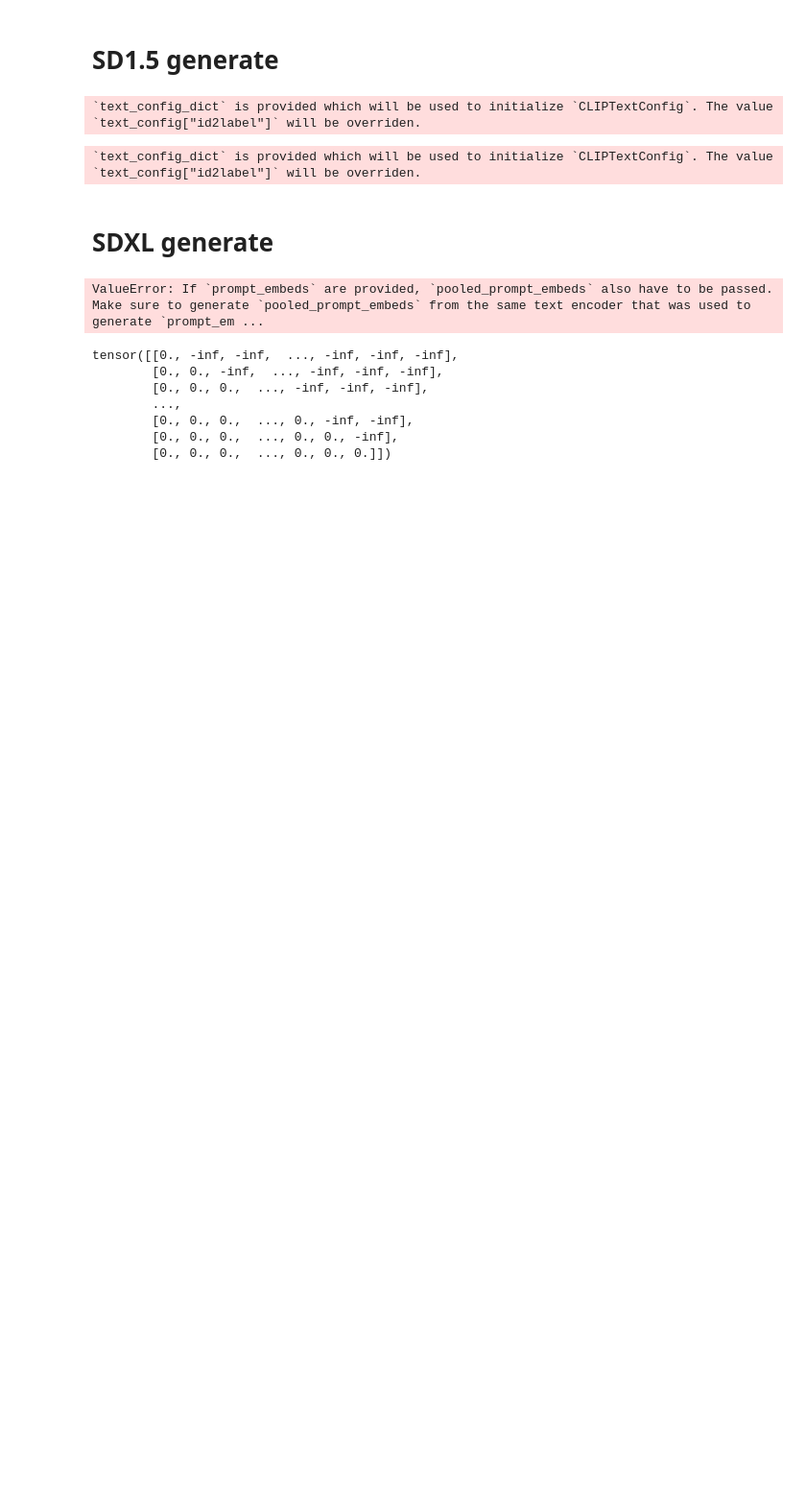
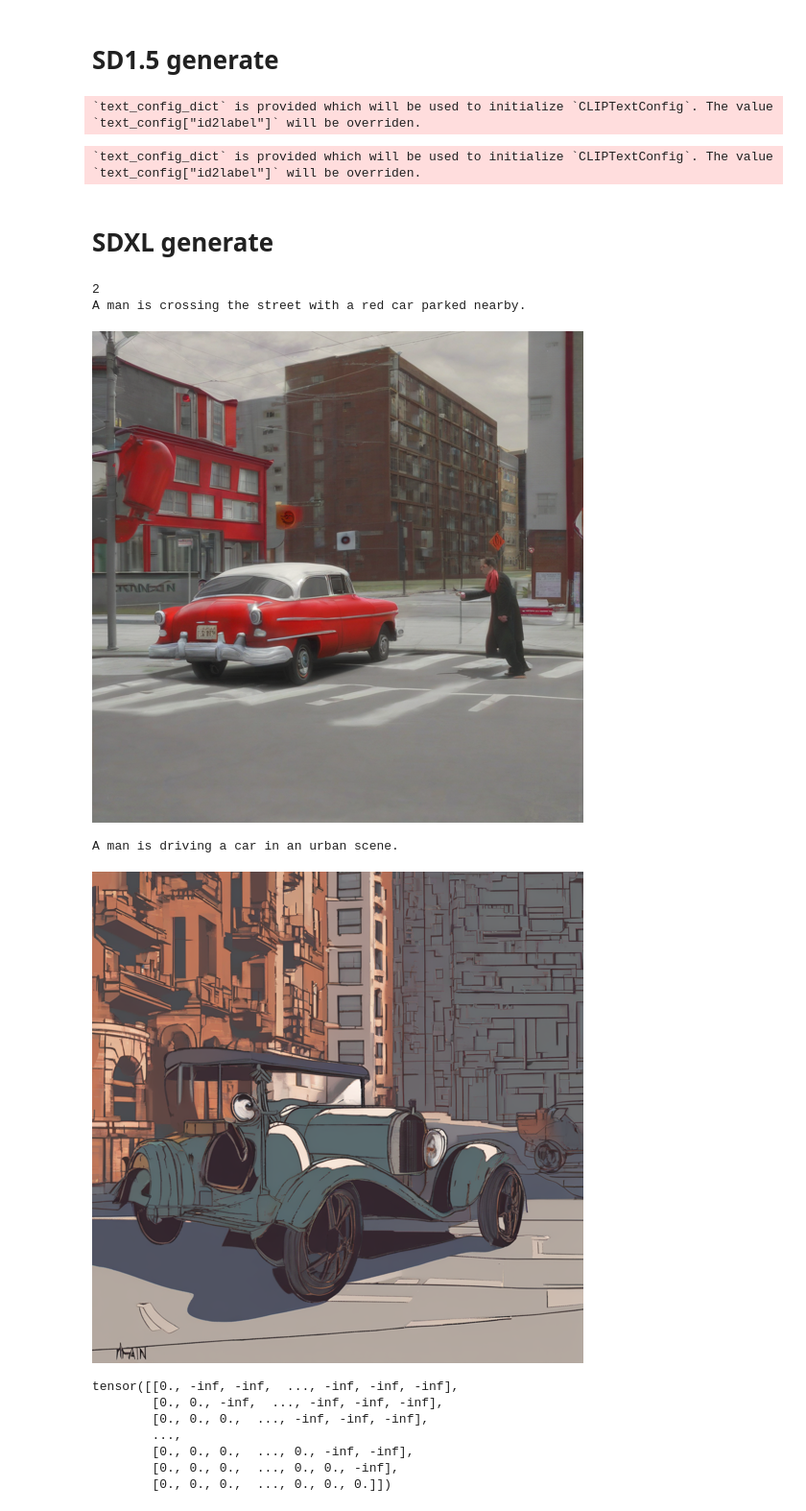
Before and after one commit to jiashenggu/Long-CLIP, a Jupyter notebook: demo_test_with_sdxl.ipynb, the cells around one changed output. Shown at 96% size. Cells and saved outputs as stored; diff of their text form; code cells hidden in the pictures; blank space fills up the shorter version.

```diff
--- a/demo_test_with_sdxl.ipynb
+++ b/demo_test_with_sdxl.ipynb
@@ -442,23 +464,0 @@ prompt_embeds_two torch.Size([4, 77, 1280]), pooled_prompt_embed_two torch.Size(
-# %%
-from torch.functional import F
-
-text_features_full_long = text_features_long_i
-text_features_full_long_bigG = text_features_long_bigG_i
-maxT = max(text_features_full_long_bigG.shape[1], text_features_full_long.shape[1])
-print(text_features_full_long_bigG.shape[1], text_features_full_long.shape[1], maxT)
-print(text_features_full_long_bigG[0][76])
-
-## padding prompt_embeds_2
-# if text_features_full_long_bigG.shape[1] < maxT:
-#     text_features_full_long_bigG = F.pad(
-#         text_features_full_long_bigG,
-#         (0, 0, 0, maxT - text_features_full_long_bigG.shape[1]),
-#         value=0,
-#     )
-#     print(text_features_full_long_bigG.shape)
-
-## do concat at dimension dim
-prompt_embeds = torch.concat(
-    [text_features_full_long, text_features_full_long_bigG], dim=-1
-)
-print("after concat, ", prompt_embeds.shape)
@@ -503,35 +498,51 @@ image.save("sd1_4.png")
 `text_config_dict` is provided which will be used to initialize `CLIPTextConfig`. The value `text_config["id2label"]` will be overriden.
 # %% [markdown]
 # SDXL generate
+# %%
+from diffusers import DiffusionPipeline
+import torch
+
+SDXL_base_path = "/ML-A100/team/mm/wangjiazhi/20_model/snapshot_download/models/stable-diffusion-xl-base-1.0"
+device = "cuda" if torch.cuda.is_available() else "cpu"
+
+pipe = DiffusionPipeline.from_pretrained(
+    SDXL_base_path,
+    torch_dtype=torch.float16,
+    variant="fp16",
+).to(device)
 # %%
 img_w, img_h = 1024, 1024
 guidance_scale = 7
 num_images_per_prompt = 1
 infer_steps = 30
-SEED = 666
+SEED = 6666
 seed_gen = torch.Generator("cuda").manual_seed(
     SEED
 )  # must be here, since 'seed_gen' would be updated each time a random number is generated
 images_long = pipe(
-    prompt_embeds=prompt_embeds[:, :77, :],
+    prompt_embeds=prompt_embeds,
     pooled_prompt_embeds=text_features_long_bigG_pooled,
     # prompt="New York Skyline with 'Deep Learning' written with fireworks on",
     negative_prompt=None,
     width=img_w,
     height=img_h,
     guidance_scale=guidance_scale,
     generator=seed_gen,
     num_images_per_prompt=num_images_per_prompt,
     num_inference_steps=infer_steps,
 ).images
 
 print(len(images_long))
 for i, img in enumerate(images_long):
     img.thumbnail((512, 512))  # set max width and height and keep the aspect ratio
     print(prompts[i])
     display(img)
 # %% [output]
-ValueError: If `prompt_embeds` are provided, `pooled_prompt_embeds` also have to be passed. Make sure to generate `pooled_prompt_embeds` from the same text encoder that was used to generate `prompt_em ...
+2
+A man is crossing the street with a red car parked nearby.
+[figure, added]
+A man is driving a car in an urban scene.
+[figure, added]
 # %%
 import torch
 
```
Also changed, not shown: parts of 22 cells of this notebook, 19 other files.
